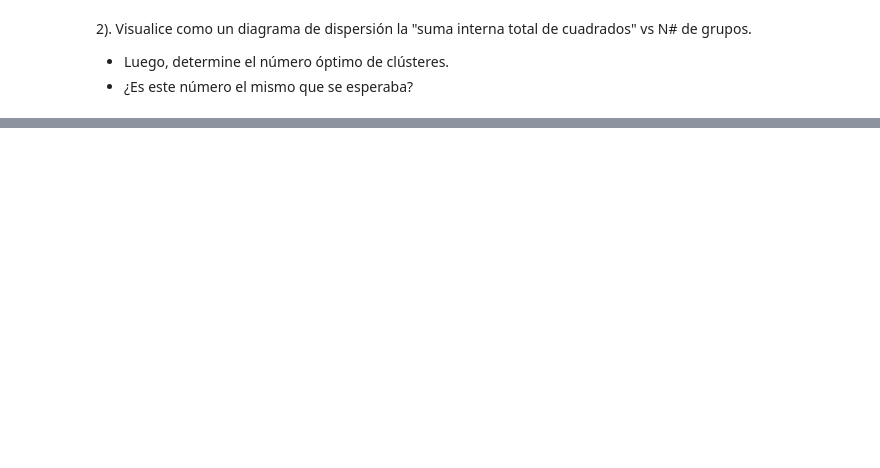
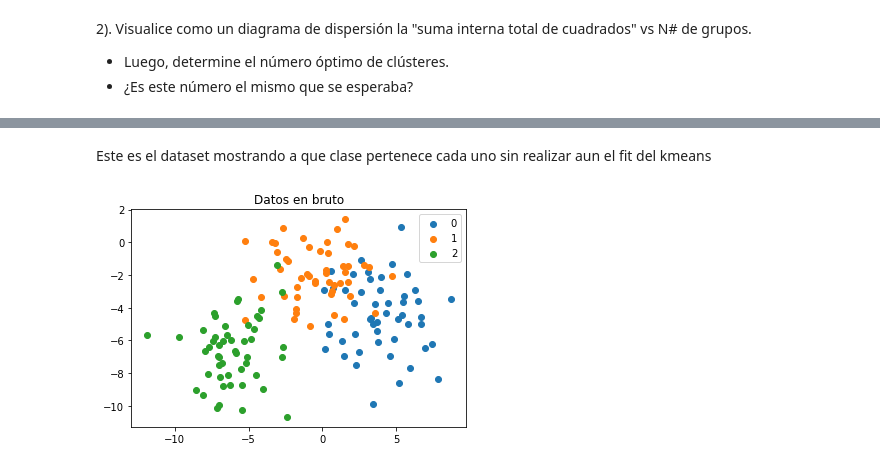
Before and after one commit to AndreaMendez09/Samsung-IA, a Jupyter notebook: 3.Ejercicios completados/2. Ejercicios obligatorios/Entregable 4 ML/problem_0401.ipynb, the cells around one changed output, grey strips where cells are left out. Drawn from its saved outputs; the diff is of its cells as text; code cells hidden in the pictures; blank space fills up the shorter version.

```diff
--- a/3.Ejercicios completados/2. Ejercicios obligatorios/Entregable 4 ML/problem_0401.ipynb
+++ b/3.Ejercicios completados/2. Ejercicios obligatorios/Entregable 4 ML/problem_0401.ipynb
@@ -28,0 +57,10 @@ def total_internal_ss(X, centers, clusters):
+# %%
+def total_internal_ss(X, centers, clusters):
+    xm = np.mean(X)
+    STC = 0
+    for i in X: #Representación del sumatorio
+        STC += ((i-xm)**2) #Representacion de los parentesis, siendo xm la media de X y elevandolo al cuadrado
+    return STC
+
+tss = total_internal_ss(X, kmeans.cluster_centers_, kmeans.labels_)
+tss
@@ -36,0 +119,11 @@ def total_internal_ss(X, centers, clusters):
+# %% [markdown]
+Este es el dataset mostrando a que clase pertenece cada uno sin realizar aun el fit del kmeans
+# %%
+for i in np.unique(label):
+    plt.scatter(X_P[label == i , 0] , X_P[label == i , 1] , label = i)
+
+plt.title('Datos en bruto')
+plt.legend()
+plt.show()
+# %% [output]
+[figure, added]
```
Also changed, not shown: parts of 19 cells of this notebook, 3 other files.
